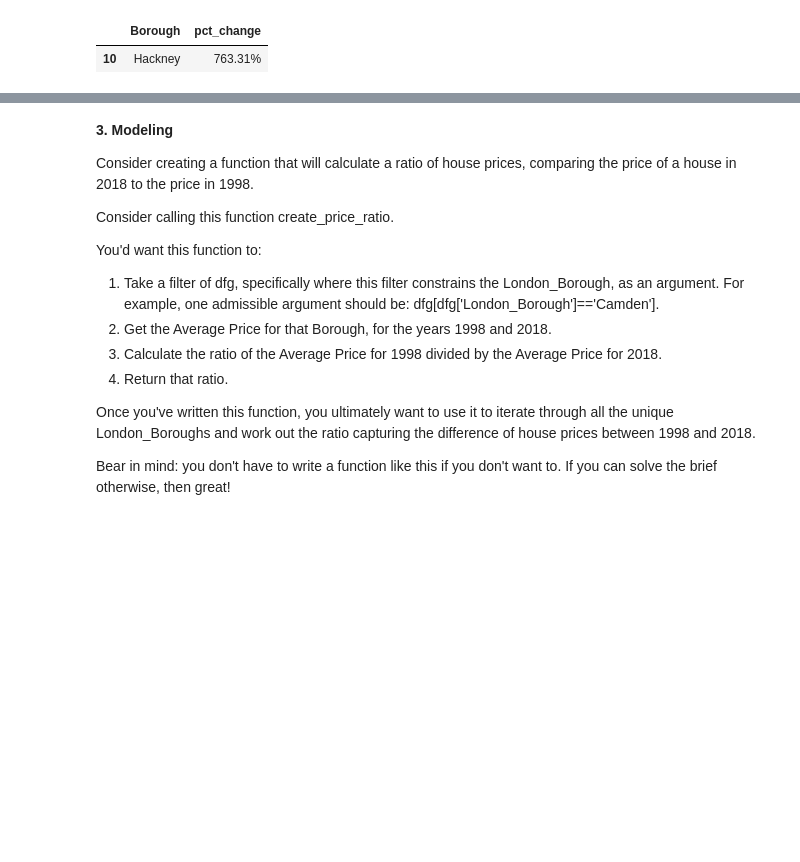
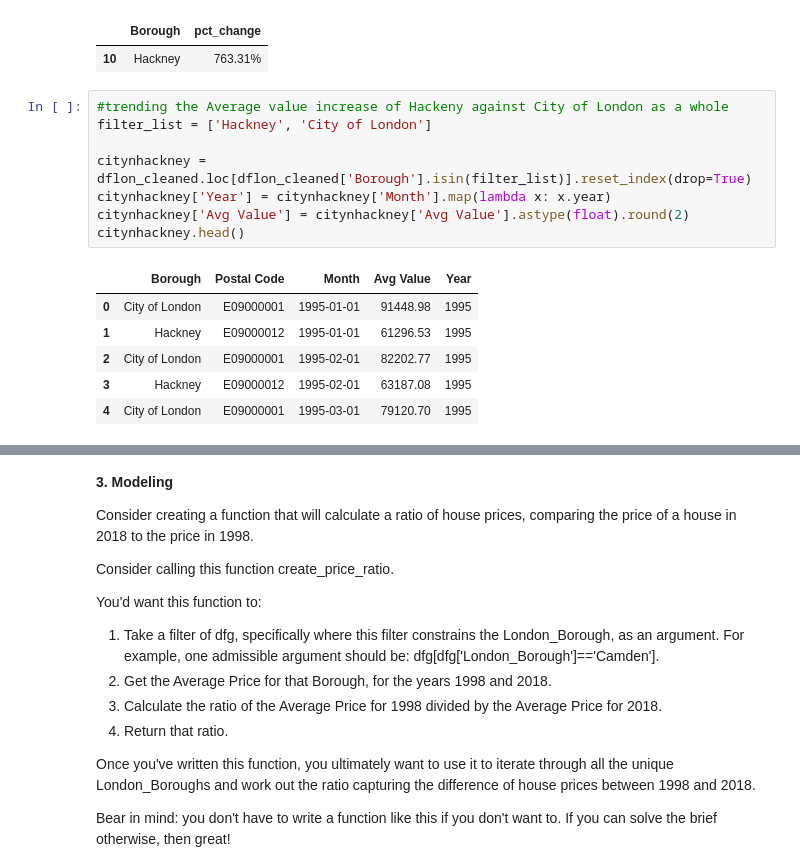
Before and after one commit to jade-lam/Springboard-DSC, a Jupyter notebook: Unit_4_Challenge_Tier_3.ipynb, the cells around one changed output, grey strips where cells are left out. Cells and saved outputs as stored; diff of their text form; blank space fills up the shorter version.

```diff
--- a/Unit_4_Challenge_Tier_3.ipynb
+++ b/Unit_4_Challenge_Tier_3.ipynb
@@ -361,3 +363,18 @@ df95vs20.loc[df95vs20['Borough']=='Hackney']
 # %% [output]
 |  | Borough | pct_change |
 | 10 | Hackney | 763.31% |
+# %%
+#trending the Average value increase of Hackeny against City of London as a whole
+filter_list = ['Hackney', 'City of London']
+
+citynhackney = dflon_cleaned.loc[dflon_cleaned['Borough'].isin(filter_list)].reset_index(drop=True)
+citynhackney['Year'] = citynhackney['Month'].map(lambda x: x.year)
+citynhackney['Avg Value'] = citynhackney['Avg Value'].astype(float).round(2)
+citynhackney.head()
+# %% [output]
+|  | Borough | Postal Code | Month | Avg Value | Year |
+| 0 | City of London | E09000001 | 1995-01-01 | 91448.98 | 1995 |
+| 1 | Hackney | E09000012 | 1995-01-01 | 61296.53 | 1995 |
+| 2 | City of London | E09000001 | 1995-02-01 | 82202.77 | 1995 |
+| 3 | Hackney | E09000012 | 1995-02-01 | 63187.08 | 1995 |
+| 4 | City of London | E09000001 | 1995-03-01 | 79120.70 | 1995 |
```
Also changed, not shown: parts of 7 cells of this notebook.
